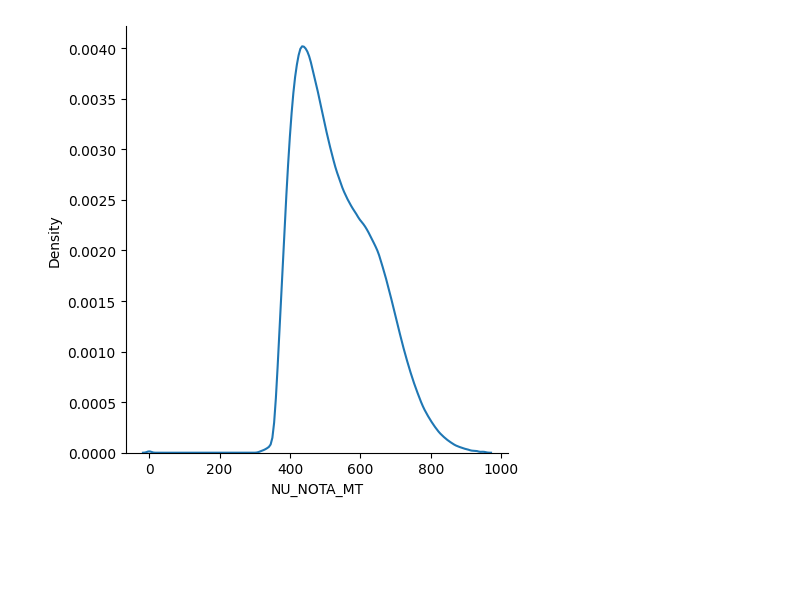
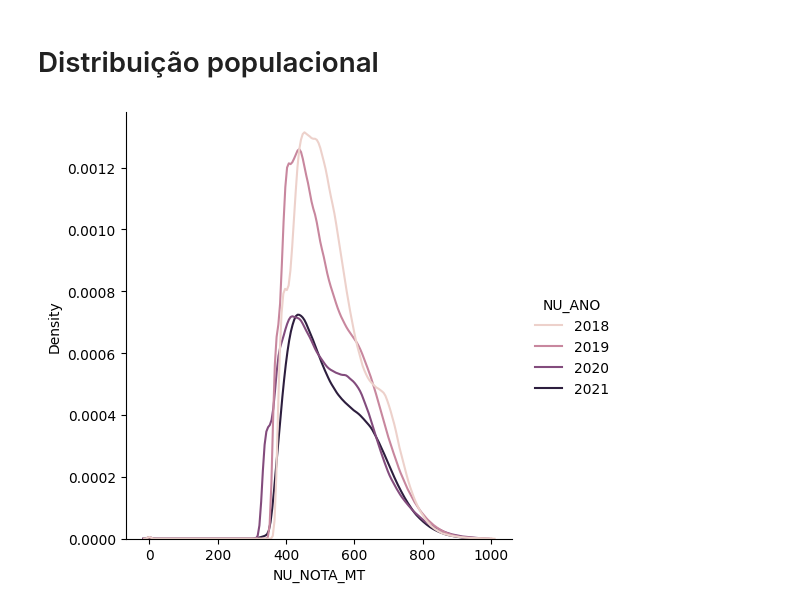
Before and after one commit to gsamaro/tcc-univesp, a Jupyter notebook: notebooks/eda 2021.ipynb, the cells around one changed output. Drawn from its saved outputs; the diff is of its cells as text; code cells hidden in the pictures; blank space fills up the shorter version.

Commit message:
feat: finalizado eda univariada das notas de matemática.

```diff
--- a/notebooks/eda 2021.ipynb
+++ b/notebooks/eda 2021.ipynb
@@ -3,3 +6,3 @@ import seaborn as sns
 # %%
-df = catalog.load("MICRODADOS_ENEM_2021")
+df = catalog.load("MICRODADOS_ENEM")
 # %% [output]
@@ -22,7 +24,9 @@ flag_cols = ["TP_ST_CONCLUSAO", "IN_TREINEIRO", "CO_MUNICIPIO_ESC", "TP_PRESENCA
 calc_cols = ["NU_NOTA_MT"]
 # %%
 filtered_df = df.query("TP_PRESENCA_MT == 1")
+# %% [markdown]
+# Distribuição populacional
 # %%
-sns.displot(data=filtered_df, x="NU_NOTA_MT", kind="kde");
+sns.displot(data=filtered_df, x="NU_NOTA_MT", kind="kde", hue="NU_ANO");
 # %% [output]
-[figure, old version]
+[figure, new version]
```
Also changed, not shown: parts of 34 cells of this notebook, 1 other file.
